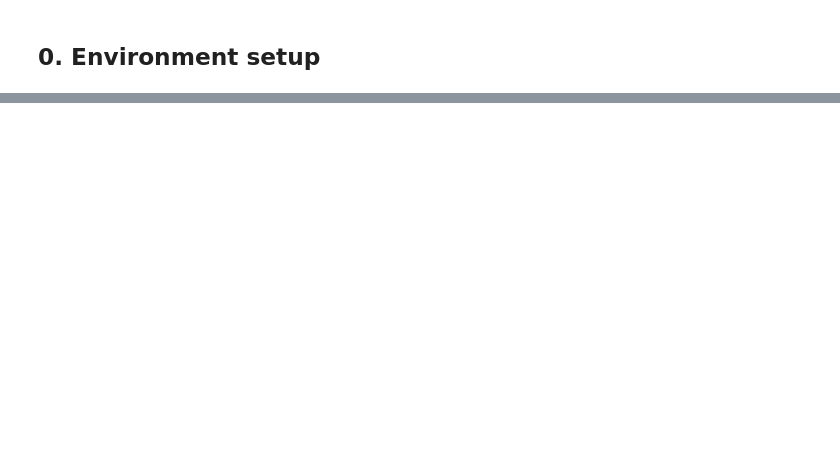
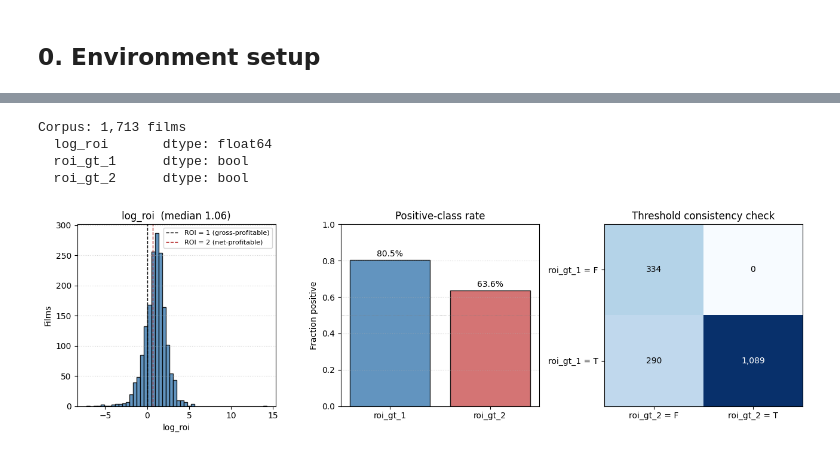
Before and after one commit to cat04MSBA/MSBA_315_Final_Project, a Jupyter notebook: notebooks/phase_3.ipynb, the cells around one changed output, grey strips where cells are left out. Drawn from its saved outputs; the diff is of its cells as text; code cells hidden in the pictures; blank space fills up the shorter version.

Commit message:
Phase 3a: Notebook

```diff
--- a/notebooks/phase_3.ipynb
+++ b/notebooks/phase_3.ipynb
@@ -511,18 +116,0 @@ Revised feature matrix: (1713, 26)
-# %%
-# Visualize the transform's effect on three representative columns.
-cols_to_show = ["n_dialogue_lines", "n_unique_characters", "parse_warning_count"]
-fig, axes = plt.subplots(2, 3, figsize=(13, 6))
-for j, col in enumerate(cols_to_show):
-    raw = df_with_targets[col].astype(float)
-    logged = np.log1p(raw)
-    axes[0, j].hist(raw, bins=50, color="steelblue", edgecolor="black", alpha=0.85)
-    axes[0, j].set(title=f"{col} (raw)", ylabel="Films" if j == 0 else "")
-    axes[0, j].grid(axis="y", linestyle=":", alpha=0.5)
-    axes[1, j].hist(logged, bins=50, color="seagreen", edgecolor="black", alpha=0.85)
-    axes[1, j].set(title=f"log1p({col})", ylabel="Films" if j == 0 else "",
-                   xlabel="value")
-    axes[1, j].grid(axis="y", linestyle=":", alpha=0.5)
-fig.suptitle("Heavy-tailed structural counts: raw (top) vs log1p (bottom)")
-fig.tight_layout()
-fig.savefig(paths.REPORTS_FIGURES_DIR / "phase3_log_transform_effect.png", dpi=120)
-plt.show()
@@ -933,0 +185,56 @@ implementation.
+# %%
+from src.features.targets import (
+    ALL_TARGETS, LOG_ROI_COL, ROI_GT_1_COL, ROI_GT_2_COL,
+    add_targets,
+)
+
+df = pd.read_parquet(paths.DATA_PROCESSED_DIR / "films_joined.parquet")
+df_with_targets = add_targets(df)
+print(f"Corpus: {len(df_with_targets):,} films")
+for col in ALL_TARGETS:
+    print(f"  {col:<12}  dtype: {str(df_with_targets[col].dtype):<8}")
+# %% [output]
+Corpus: 1,713 films
+  log_roi       dtype: float64
+  roi_gt_1      dtype: bool
+  roi_gt_2      dtype: bool
+# %%
+fig, axes = plt.subplots(1, 3, figsize=(13, 4))
+
+log_roi = df_with_targets[LOG_ROI_COL]
+axes[0].hist(log_roi, bins=50, color="steelblue", edgecolor="black", alpha=0.85)
+axes[0].axvline(0, color="black", linewidth=1, linestyle="--", label="ROI = 1 (gross-profitable)")
+axes[0].axvline(np.log(2), color="firebrick", linewidth=1, linestyle="--", label="ROI = 2 (net-profitable)")
+axes[0].set(title=f"log_roi  (median {log_roi.median():.2f})", xlabel="log_roi", ylabel="Films")
+axes[0].legend(fontsize=8)
+axes[0].grid(axis="y", linestyle=":", alpha=0.5)
+
+rates = {
+    "roi_gt_1": df_with_targets[ROI_GT_1_COL].mean(),
+    "roi_gt_2": df_with_targets[ROI_GT_2_COL].mean(),
+}
+bars = axes[1].bar(list(rates.keys()), list(rates.values()),
+                   color=["steelblue", "indianred"], edgecolor="black", alpha=0.85)
+axes[1].set(title="Positive-class rate", ylabel="Fraction positive", ylim=(0, 1))
+for bar, rate in zip(bars, rates.values()):
+    axes[1].text(bar.get_x() + bar.get_width() / 2, rate + 0.02,
+                 f"{rate:.1%}", ha="center", fontsize=10)
+axes[1].axhline(0.5, color="gray", linewidth=0.5, linestyle=":")
+axes[1].grid(axis="y", linestyle=":", alpha=0.5)
+
+cross = pd.crosstab(df_with_targets[ROI_GT_1_COL], df_with_targets[ROI_GT_2_COL])
+cross = cross.reindex(index=[False, True], columns=[False, True], fill_value=0)
+axes[2].imshow(cross.values, cmap="Blues", aspect="auto")
+axes[2].set_xticks([0, 1]); axes[2].set_xticklabels(["roi_gt_2 = F", "roi_gt_2 = T"])
+axes[2].set_yticks([0, 1]); axes[2].set_yticklabels(["roi_gt_1 = F", "roi_gt_1 = T"])
+axes[2].set(title="Threshold consistency check")
+for i in range(2):
+    for j in range(2):
+        axes[2].text(j, i, f"{cross.values[i, j]:,}", ha="center", va="center",
+                     color="white" if cross.values[i, j] > cross.values.max() / 2 else "black")
+
+fig.tight_layout()
+fig.savefig(paths.REPORTS_FIGURES_DIR / "phase3_target_distributions.png", dpi=120)
+plt.show()
+# %% [output]
+[figure, added]
```
Also changed, not shown: parts of 98 cells of this notebook, 3 other files.
